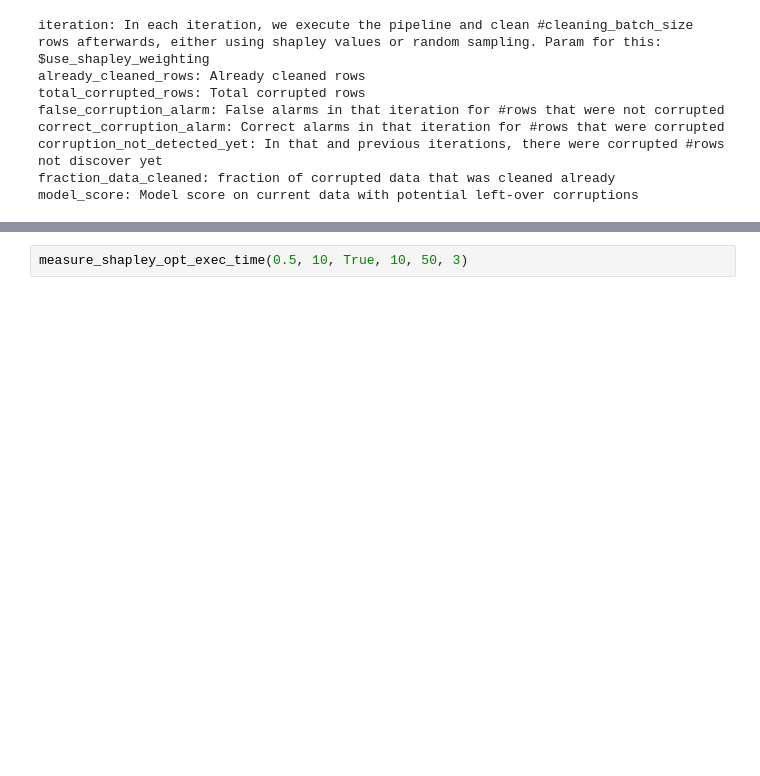
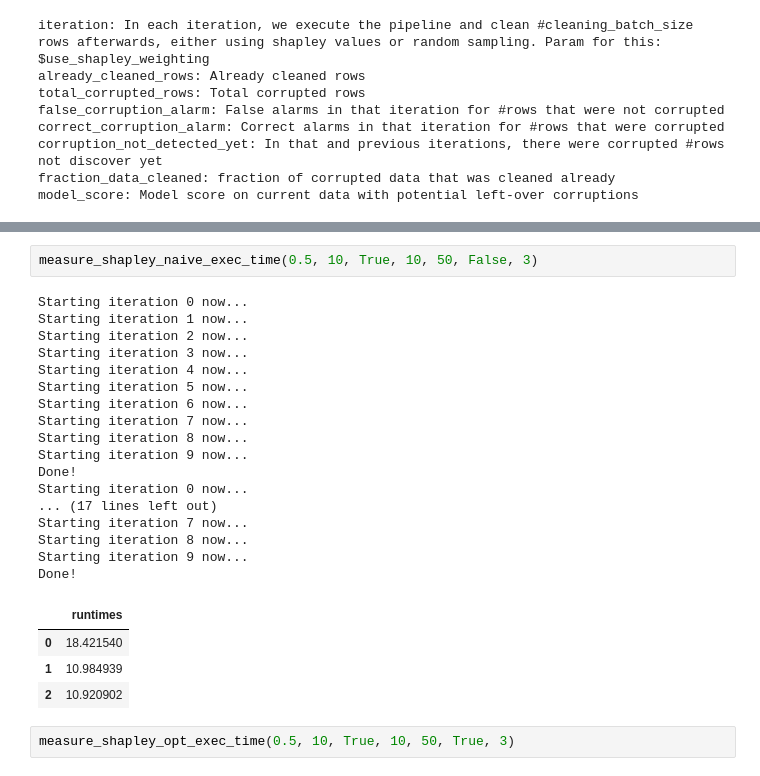
Before and after one commit to stefan-grafberger/deem22-what-if-experiments, a Jupyter notebook: whatif/example_pipelines/shapley_value_experiments.ipynb, the cells around one changed output, grey strips where cells are left out. Cells and saved outputs as stored; diff of their text form; blank space fills up the shorter version.

```diff
--- a/whatif/example_pipelines/shapley_value_experiments.ipynb
+++ b/whatif/example_pipelines/shapley_value_experiments.ipynb
@@ -100,2 +104,26 @@ Starting iteration 2 now...
+# %%
+measure_shapley_naive_exec_time(0.5, 10, True, 10, 50, False, 3)
+# %% [output]
+Starting iteration 0 now...
+Starting iteration 1 now...
+Starting iteration 2 now...
+Starting iteration 3 now...
+Starting iteration 4 now...
+Starting iteration 5 now...
+Starting iteration 6 now...
+Starting iteration 7 now...
+Starting iteration 8 now...
+Starting iteration 9 now...
+Done!
+Starting iteration 0 now...
+... (17 lines left out)
+Starting iteration 7 now...
+Starting iteration 8 now...
+Starting iteration 9 now...
+Done!
+|  | runtimes |
+| 0 | 18.421540 |
+| 1 | 10.984939 |
+| 2 | 10.920902 |
 # %%
-measure_shapley_opt_exec_time(0.5, 10, True, 10, 50, 3)
+measure_shapley_opt_exec_time(0.5, 10, True, 10, 50, True, 3)
```
Also changed, not shown: parts of 4 cells of this notebook, 7 other files.
